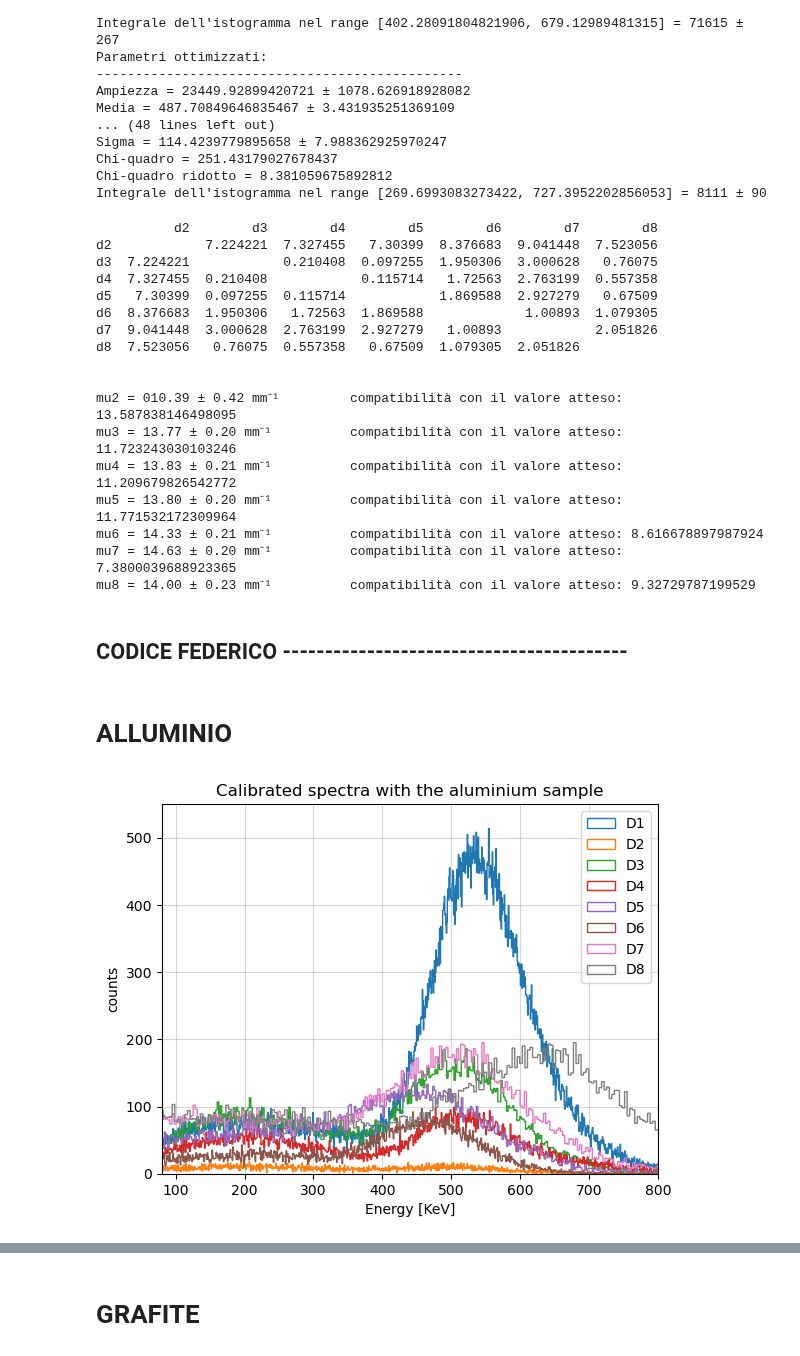
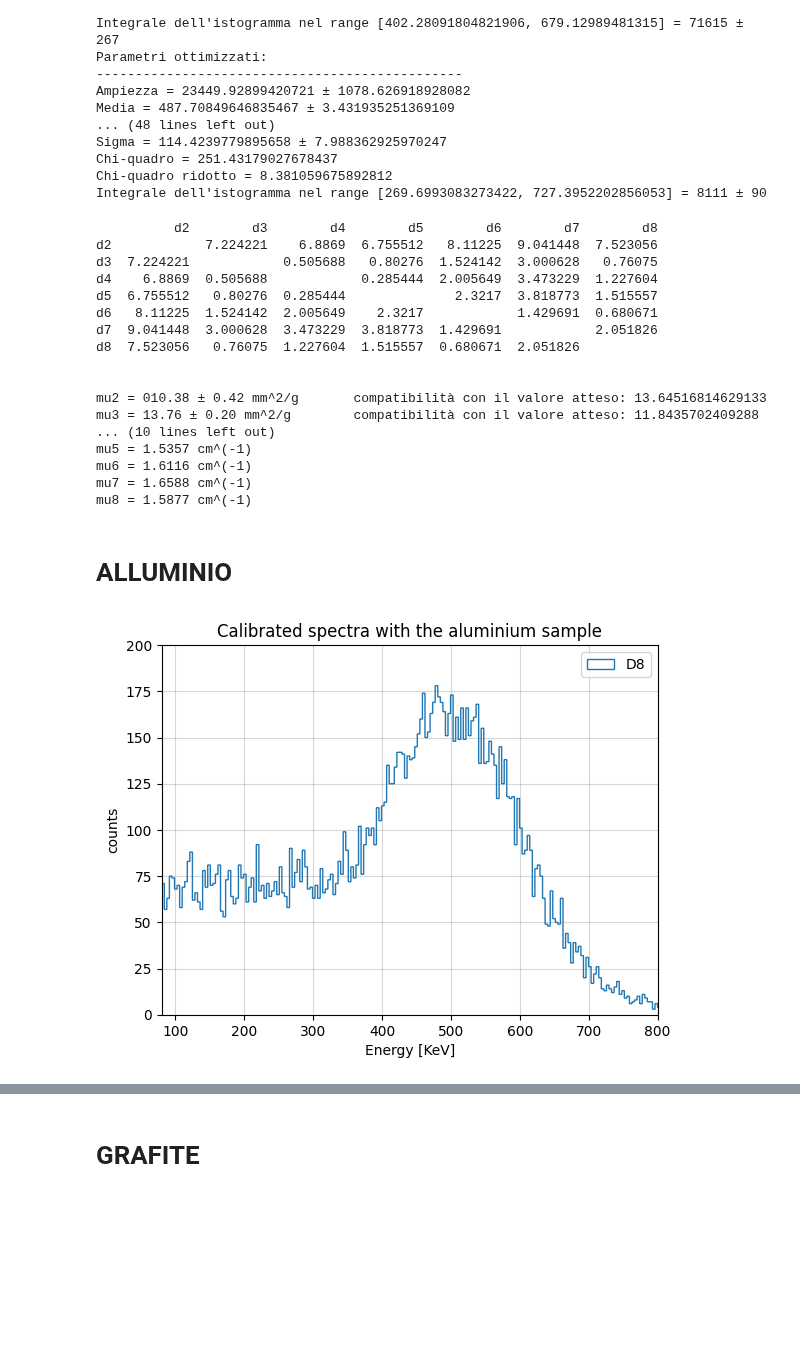
Before and after one commit to b3n3d3tt4/imaging, a Jupyter notebook: analisi.ipynb, the cells around one changed output, grey strips where cells are left out. Cells and saved outputs as stored; diff of their text form; code cells hidden in the pictures; blank space fills up the shorter version.

```diff
--- a/analisi.ipynb
+++ b/analisi.ipynb
@@ -399,9 +731,9 @@ Chi-quadro ridotto = 8.381059675892812
 Integrale dell'istogramma nel range [269.6993083273422, 727.3952202856053] = 8111 ± 90
 # %%
 #CALCOLO COEFFICIENTE ATTENUAZIONE PIOMBO
-rho_pb = 0.01134 #g/mm^3
-mu_pb = -(np.log(pb_int/hm_int))/(x_eff*rho_pb) #mm^2/g
-mu_pb_err = 1/(x_eff*rho_pb) * np.sqrt((pb_int_err/pb_int)**2 + (hm_int_err/hm_int)**2)
+rho_pb = 0.01135 #g/mm^3
+mu_pb = -(np.log(pb_int/hm_int))/(x_eff_lead*rho_pb) #mm^2/g
+mu_pb_err = 1/(x_eff_lead*rho_pb) * np.sqrt((pb_int_err/pb_int)**2 + (hm_int_err/hm_int)**2)
 
 #compatibilità tra di loro
 pb_compat_crossed = np.zeros((7, 7), dtype=object)
@@ -417,34 +749,39 @@ df = pd.DataFrame(pb_compat_crossed, index=labels, columns=labels) #Creazione di
 print(df)
 
 #Compatibilità con il valore vero
-mu_atteso = 16.13 #mm^2/g trovato sul sito: https://physics.nist.gov/cgi-bin/Xcom/xcom3_1
+mu_atteso = 16.14 #mm^2/g trovato sul sito: https://physics.nist.gov/cgi-bin/Xcom/xcom3_1
 pb_compat = np.abs(mu_pb-mu_atteso)/mu_pb_err
 print('\n')
 for i in range(len(mu_pb)):
     if i == 0:
-        print(f'mu{i+2} = 0{mu_pb[i]:.2f} ± {mu_pb_err[i]:.2f} mm⁻¹ \t compatibilità con il valore atteso: {pb_compat[i]}')
+        print(f'mu{i+2} = 0{mu_pb[i]:.2f} ± {mu_pb_err[i]:.2f} mm^2/g \t compatibilità con il valore atteso: {pb_compat[i]}')
     else:
-        print(f'mu{i+2} = {mu_pb[i]:.2f} ± {mu_pb_err[i]:.2f} mm⁻¹ \t compatibilità con il valore atteso: {pb_compat[i]}')
+        print(f'mu{i+2} = {mu_pb[i]:.2f} ± {mu_pb_err[i]:.2f} mm^2/g \t compatibilità con il valore atteso: {pb_compat[i]}')
+
+print('\n')
+for i in range(len(mu_pb)):
+    if i == 0:
+        print(f'mu{i+2} = {10 * rho_pb * mu_pb[i]:.4f} cm^(-1)')
+    else:
+        print(f'mu{i+2} = {10 * rho_pb * mu_pb[i]:.4f} cm^(-1)')
 # %% [output]
           d2        d3        d4        d5        d6        d7        d8
-d2            7.224221  7.327455   7.30399  8.376683  9.041448  7.523056
-d3  7.224221            0.210408  0.097255  1.950306  3.000628   0.76075
-d4  7.327455  0.210408            0.115714   1.72563  2.763199  0.557358
-d5   7.30399  0.097255  0.115714            1.869588  2.927279   0.67509
-d6  8.376683  1.950306   1.72563  1.869588             1.00893  1.079305
-d7  9.041448  3.000628  2.763199  2.927279   1.00893            2.051826
-d8  7.523056   0.76075  0.557358   0.67509  1.079305  2.051826
+d2            7.224221    6.8869  6.755512   8.11225  9.041448  7.523056
+d3  7.224221            0.505688   0.80276  1.524142  3.000628   0.76075
+d4    6.8869  0.505688            0.285444  2.005649  3.473229  1.227604
+d5  6.755512   0.80276  0.285444              2.3217  3.818773  1.515557
+d6   8.11225  1.524142  2.005649    2.3217            1.429691  0.680671
+d7  9.041448  3.000628  3.473229  3.818773  1.429691            2.051826
+d8  7.523056   0.76075  1.227604  1.515557  0.680671  2.051826
 
 
-mu2 = 010.39 ± 0.42 mm⁻¹         compatibilità con il valore atteso: 13.587838146498095
-mu3 = 13.77 ± 0.20 mm⁻¹          compatibilità con il valore atteso: 11.723243030103246
-mu4 = 13.83 ± 0.21 mm⁻¹          compatibilità con il valore atteso: 11.209679826542772
-mu5 = 13.80 ± 0.20 mm⁻¹          compatibilità con il valore atteso: 11.771532172309964
-mu6 = 14.33 ± 0.21 mm⁻¹          compatibilità con il valore atteso: 8.616678897987924
-mu7 = 14.63 ± 0.20 mm⁻¹          compatibilità con il valore atteso: 7.3800039688923365
-mu8 = 14.00 ± 0.23 mm⁻¹          compatibilità con il valore atteso: 9.32729787199529
+mu2 = 010.38 ± 0.42 mm^2/g       compatibilità con il valore atteso: 13.64516814629133
+mu3 = 13.76 ± 0.20 mm^2/g        compatibilità con il valore atteso: 11.8435702409288
+... (10 lines left out)
+mu5 = 1.5357 cm^(-1)
+mu6 = 1.6116 cm^(-1)
+mu7 = 1.6588 cm^(-1)
+mu8 = 1.5877 cm^(-1)
-# %% [markdown]
-## CODICE FEDERICO -----------------------------------------
 # %%
 # ricordarsi di importare librerie e runnare 'k'
 # CARICAMENTO DATI DA LOCALE
@@ -525,24 +862,24 @@ al_d8 = np.asarray(alluminio_d8['Data_R;1']['Energy'].array())
 al_d8_calib = al_d8 * calibrazioneD8[0] + calibrazioneD8[1]
 al_d8_def = al_d8_calib[al_d8_calib != 0]
 # %%
-plt.hist(al_d1_def, bins=int(al_d1.max()), histtype='step', label='D1')
-plt.hist(al_d2_def, bins=int(al_d2.max()), histtype='step', label='D2')
-plt.hist(al_d3_def, bins=int(al_d3.max()), histtype='step', label='D3')
-plt.hist(al_d4_def, bins=int(al_d4.max()), histtype='step', label='D4')
-plt.hist(al_d5_def, bins=int(al_d5.max()), histtype='step', label='D5')
-plt.hist(al_d6_def, bins=int(al_d6.max()), histtype='step', label='D6')
-plt.hist(al_d7_def, bins=int(al_d7.max()), histtype='step', label='D7')
+#plt.hist(al_d1_def, bins=int(al_d1.max()), histtype='step', label='D1')
+#plt.hist(al_d2_def, bins=int(al_d2.max()), histtype='step', label='D2')
+#plt.hist(al_d3_def, bins=int(al_d3.max()), histtype='step', label='D3')
+#plt.hist(al_d4_def, bins=int(al_d4.max()), histtype='step', label='D4')
+#plt.hist(al_d5_def, bins=int(al_d5.max()), histtype='step', label='D5')
+#plt.hist(al_d6_def, bins=int(al_d6.max()), histtype='step', label='D6')
+#plt.hist(al_d7_def, bins=int(al_d7.max()), histtype='step', label='D7')
 plt.hist(al_d8_def, bins=int(al_d8.max()), histtype='step', label='D8')
 plt.title(r'Calibrated spectra with the aluminium sample')
 plt.xlabel('Energy [KeV]')
 plt.ylabel('counts')
-plt.ylim(0, 550)
+plt.ylim(0, 200)
 plt.xlim(80, 800)
 plt.grid(alpha=0.5)
 plt.legend()
 plt.show()
 # %% [output]
-[figure, old version]
+[figure, new version]
 # %%
 fit_al_d1 = bbb.normal(al_d1_def, xmin=400, xmax=670, x1=0, x2=1000, b=int(al_d1_def.max()/10), n=k)
 fit_al_d2 = bbb.normal(al_d2_def, xmin=380, xmax=590, x1=0, x2=1000, b=int(al_d2_def.max()/10), n=k)
```
Also changed, not shown: parts of 27 cells of this notebook.
